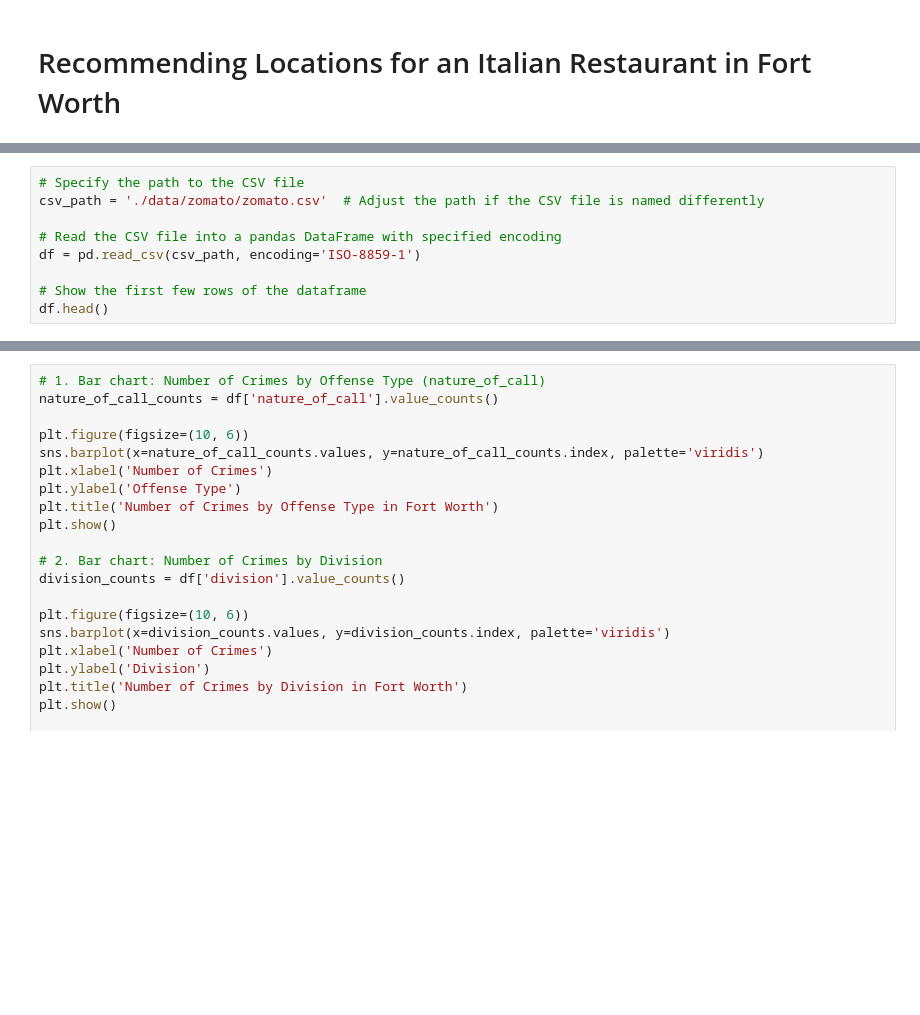
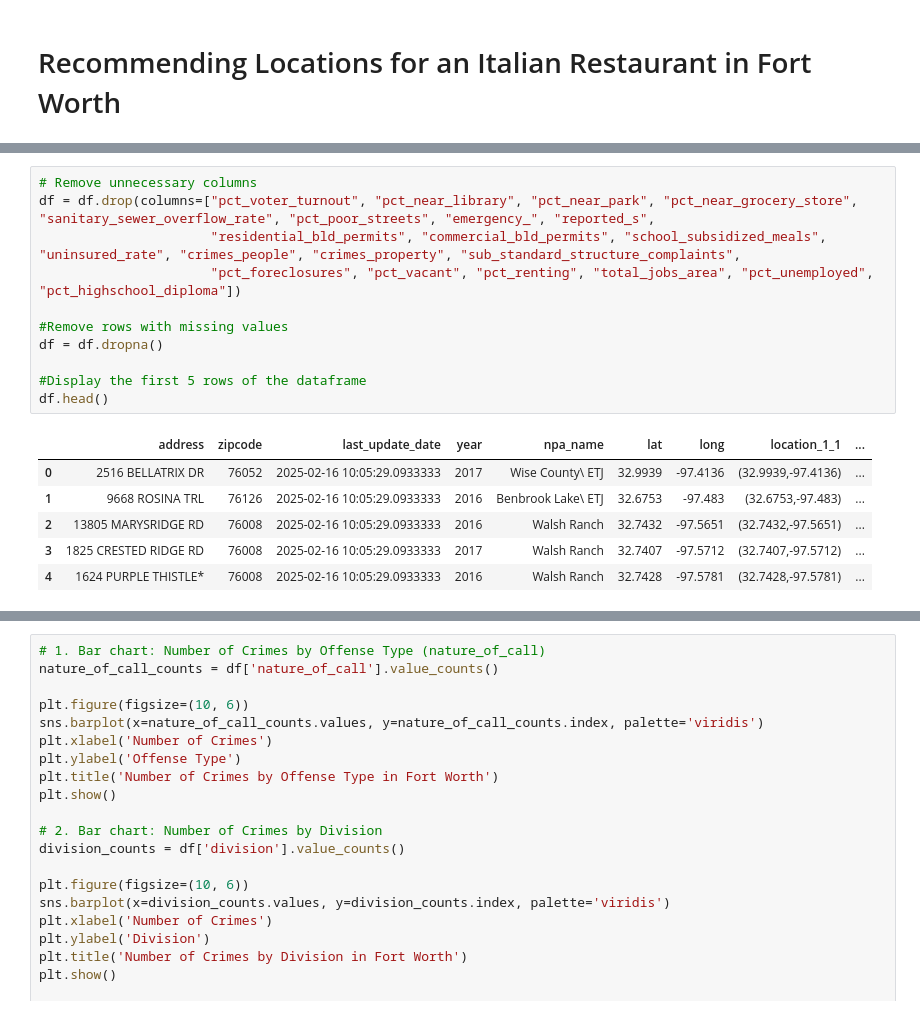
Before and after one commit to alex-a11ahar/italian_resturant_analysis, a Jupyter notebook: Assignment1.ipynb, the cells around one changed output, grey strips where cells are left out. Cells and saved outputs as stored; diff of their text form; blank space fills up the shorter version.

```diff
--- a/Assignment1.ipynb
+++ b/Assignment1.ipynb
@@ -76,9 +81,0 @@ From the Census demographic data, we can determine the fort worth is a urban cit
-# %%
-# Specify the path to the CSV file
-csv_path = './data/zomato/zomato.csv'  # Adjust the path if the CSV file is named differently
-
-# Read the CSV file into a pandas DataFrame with specified encoding
-df = pd.read_csv(csv_path, encoding='ISO-8859-1')
-
-# Show the first few rows of the dataframe
-df.head()
@@ -113,0 +117,18 @@ memory usage: 1.5+ MB
+# %%
+# Remove unnecessary columns
+df = df.drop(columns=["pct_voter_turnout", "pct_near_library", "pct_near_park", "pct_near_grocery_store", "sanitary_sewer_overflow_rate", "pct_poor_streets", "emergency_", "reported_s",
+                      "residential_bld_permits", "commercial_bld_permits", "school_subsidized_meals", "uninsured_rate", "crimes_people", "crimes_property", "sub_standard_structure_complaints",
+                      "pct_foreclosures", "pct_vacant", "pct_renting", "total_jobs_area", "pct_unemployed", "pct_highschool_diploma"])
+
+#Remove rows with missing values
+df = df.dropna()
+
+#Display the first 5 rows of the dataframe
+df.head()
+# %% [output]
+|  | address | zipcode | last_update_date | year | npa_name | lat | long | location_1_1 | ... |
+| 0 | 2516 BELLATRIX DR | 76052 | 2025-02-16 10:05:29.0933333 | 2017 | Wise County\ ETJ | 32.9939 | -97.4136 | (32.9939,-97.4136) | ... |
+| 1 | 9668 ROSINA TRL | 76126 | 2025-02-16 10:05:29.0933333 | 2016 | Benbrook Lake\ ETJ | 32.6753 | -97.483 | (32.6753,-97.483) | ... |
+| 2 | 13805 MARYSRIDGE RD | 76008 | 2025-02-16 10:05:29.0933333 | 2016 | Walsh Ranch | 32.7432 | -97.5651 | (32.7432,-97.5651) | ... |
+| 3 | 1825 CRESTED RIDGE RD | 76008 | 2025-02-16 10:05:29.0933333 | 2017 | Walsh Ranch | 32.7407 | -97.5712 | (32.7407,-97.5712) | ... |
+| 4 | 1624 PURPLE THISTLE* | 76008 | 2025-02-16 10:05:29.0933333 | 2016 | Walsh Ranch | 32.7428 | -97.5781 | (32.7428,-97.5781) | ... |
```
Also changed, not shown: parts of 33 cells of this notebook, 1 other file.
